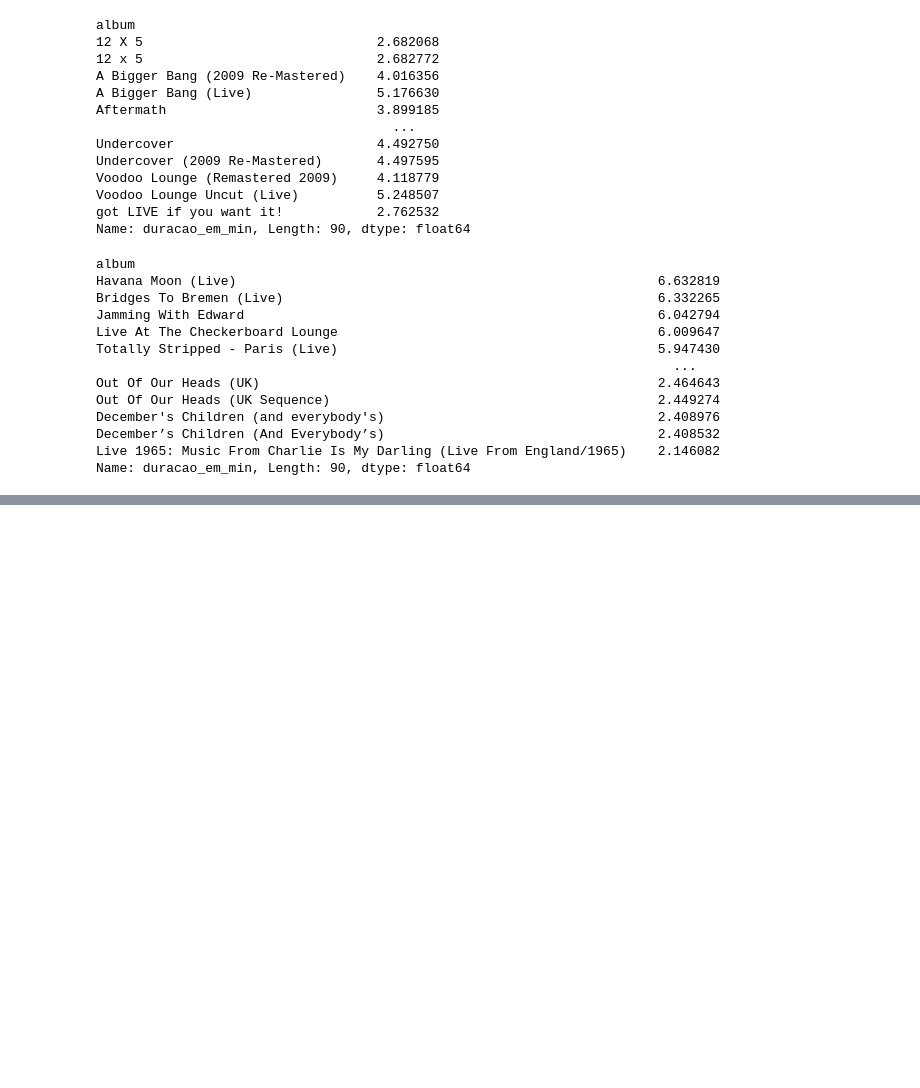
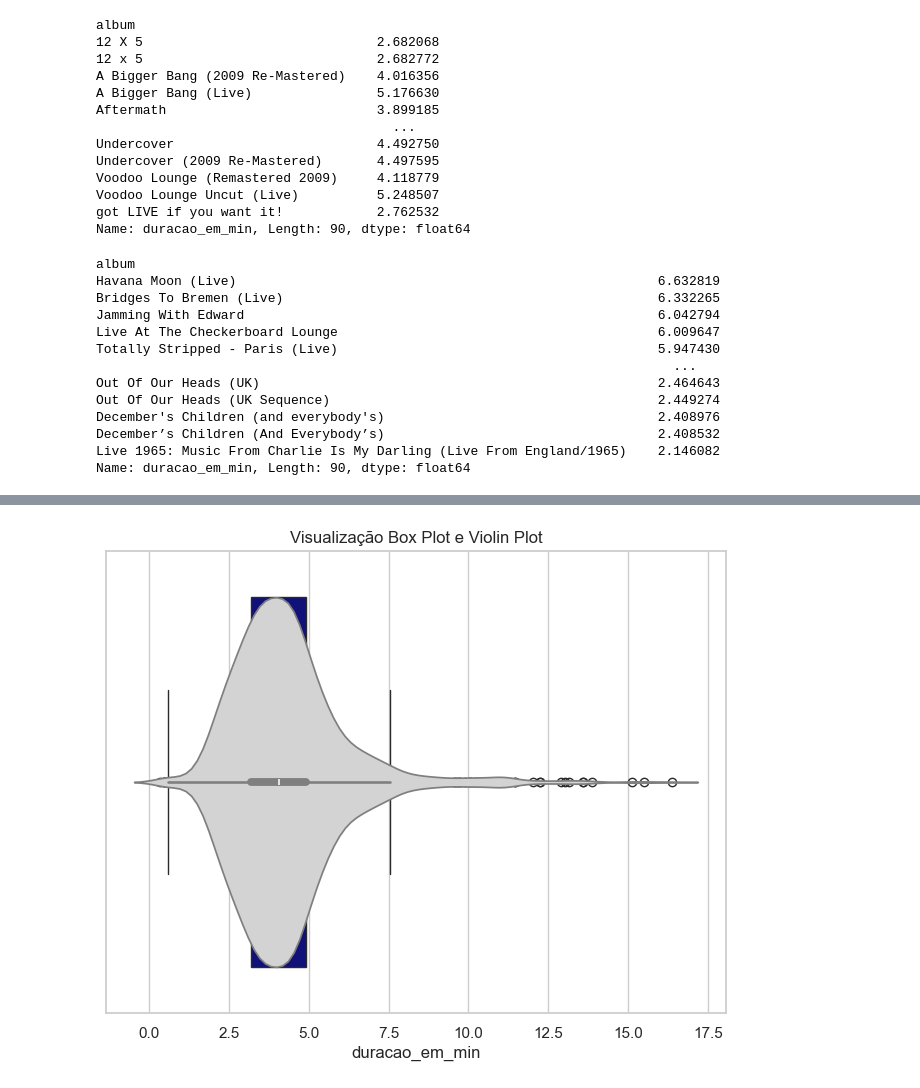
Before and after one commit to heloise-02/Machine_Learning_Studies_Fiap, a Jupyter notebook: aula_3/aula_3.ipynb, the cells around one changed output, grey strips where cells are left out. Cells and saved outputs as stored; diff of their text form; code cells hidden in the pictures; blank space fills up the shorter version.

```diff
--- a/aula_3/aula_3.ipynb
+++ b/aula_3/aula_3.ipynb
@@ -198,0 +216,9 @@ plt.show()
+# %%
+fig, ax = plt.subplots(figsize=(8, 6))
+
+sns.violinplot(x='duracao_em_min', data=df, ax=ax, color='lightgray', zorder=2)
+sns.boxplot(x='duracao_em_min', data=df, ax=ax, whis=1.5, color='darkblue', zorder=1)
+ax.set_title("Visualização Box Plot e Violin Plot")
+plt.show()
+# %% [output]
+[figure, added]
```
Also changed, not shown: parts of 6 cells of this notebook, 1 other file.
